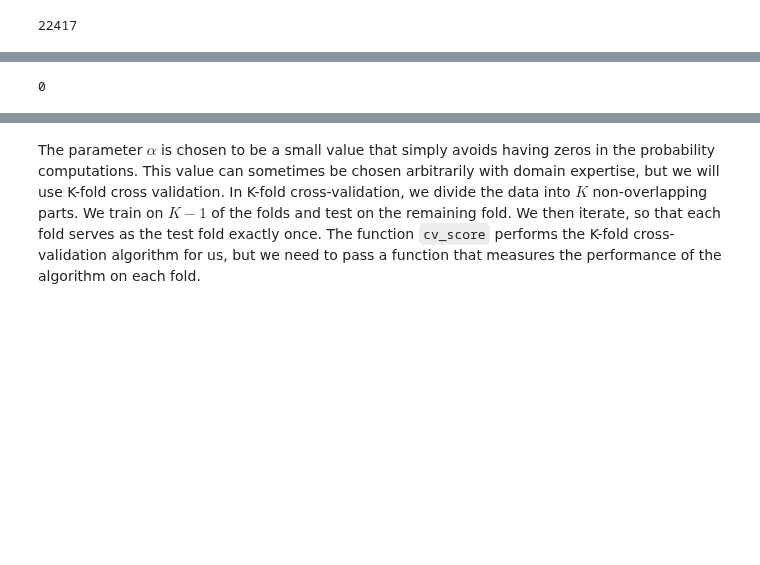
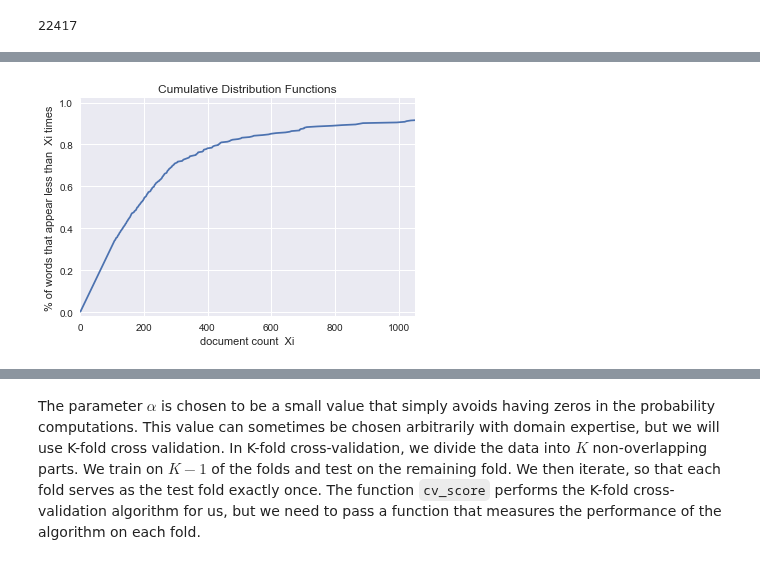
Before and after one commit to lbjennings/Springboard, a Jupyter notebook: Springboard/Mini-Projects/naive_bayes/Mini_Project_Naive_Bayes.ipynb, the cells around one changed output, grey strips where cells are left out. Saved outputs shown, nothing was run; the diff lists cells and outputs as text; code cells hidden in the pictures; blank space fills up the shorter version.

```diff
--- a/Springboard/Mini-Projects/naive_bayes/Mini_Project_Naive_Bayes.ipynb
+++ b/Springboard/Mini-Projects/naive_bayes/Mini_Project_Naive_Bayes.ipynb
@@ -406,32 +369,26 @@ TypeError: from_dict() got an unexpected keyword argument 'index'
 # %%
-# Your turn.
-#vectorizer = CountVectorizer(min_df=0)
+"plots cumulative distribution of document frequencies (df) "
+#for i in dict_pert:
 
-def make_distr(data):
-    "plots cumulative distribution of document frequencies (df) "
-    # Number of data points: n
-    n = len(data)
+# Number of data points: n
+n = len(word_pert)
 
-    # x-data for the CDF: x
-    x = np.sort(data)
+# x-data for the CDF: x
+x = np.sort(word_pert.keys())
 
-    # y-data for the CDF: y
-    y = np.linspace(1./n,1,n)
+# y-data for the CDF: y
+y = np.linspace(1./n,1,n)
 
-    # Plot the CDFs and show the plot
-    sns.set()
-    _ = plt.plot(x, y)
+# Plot the CDFs and show the plot
+sns.set()
+_ = plt.plot(x, y)
 
 
-    plt.margins(0.02)
-
-    _ = plt.xlabel('document count  Xi')
-    _ = plt.ylabel('% of words that appear less than  Xi times')
-    _ = plt.title('Cumulative Distribution Functions')
-
-    plt.show()
-    return x,y
+plt.margins(0.02)
+_ = plt.xlim(0,1050)
+_ = plt.xlabel('document count  Xi')
+_ = plt.ylabel('% of words that appear less than  Xi times')
+_ = plt.title('Cumulative Distribution Functions')
+plt.show()
+# %% [output]
+[figure, added]
-# %%
-vectorizer.min_df
-# %% [output]
-0
```
Also changed, not shown: parts of 31 cells of this notebook.
